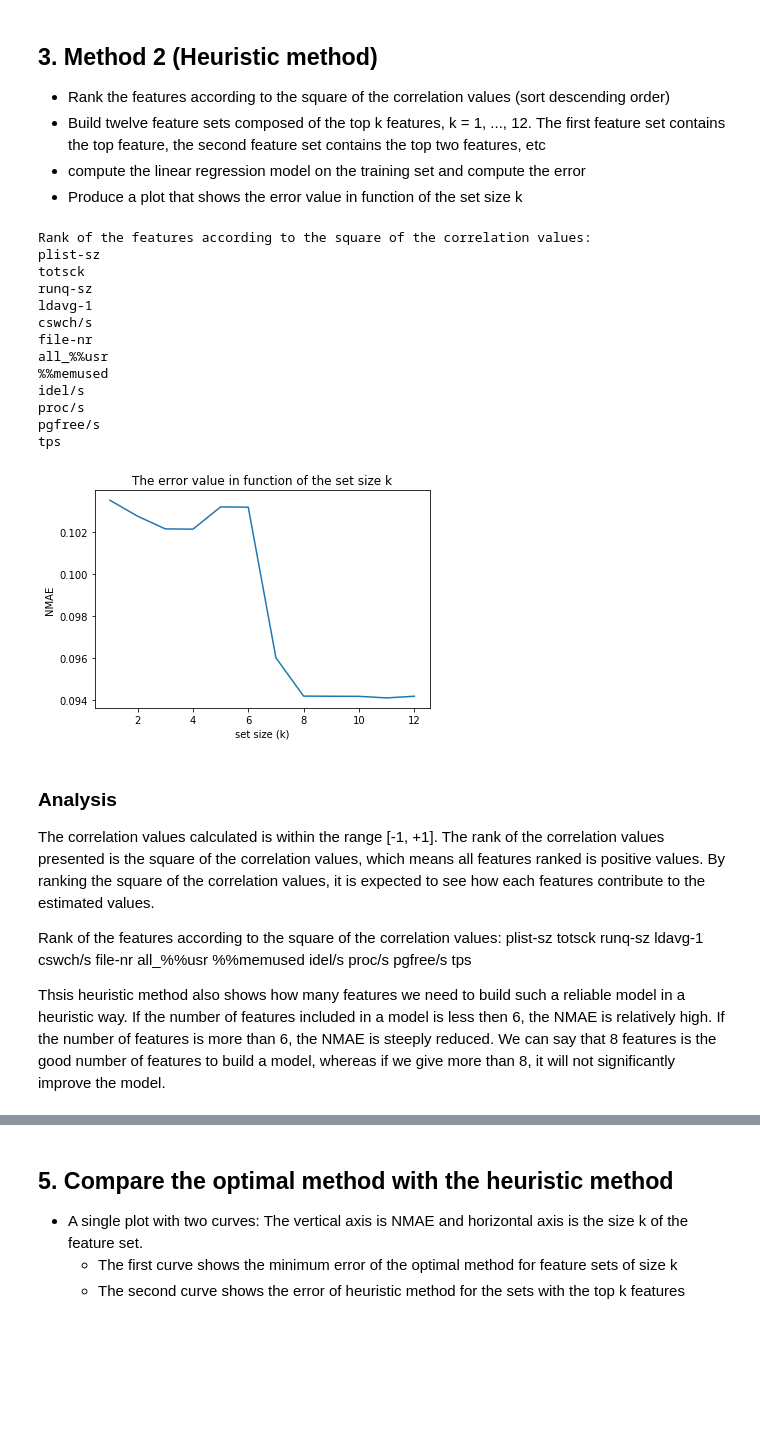
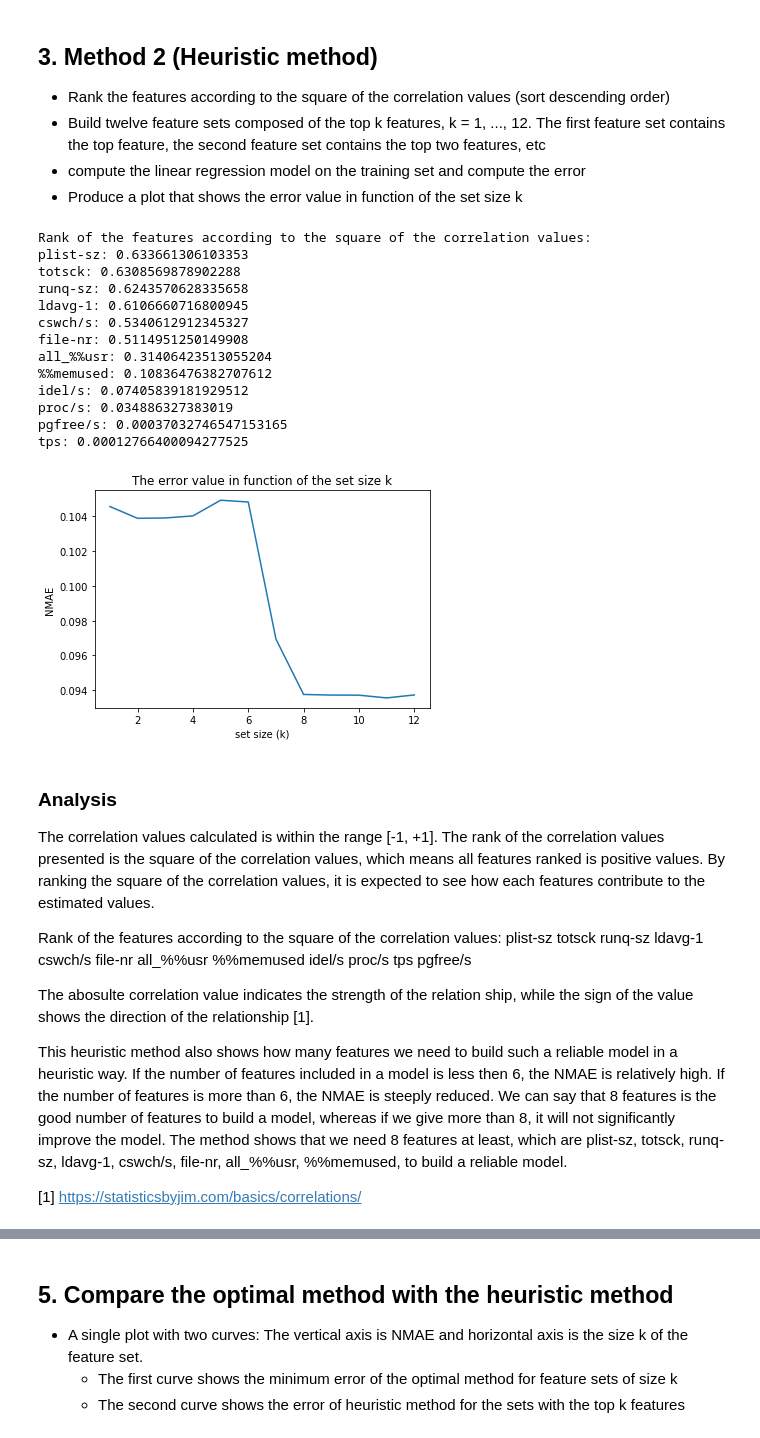
Before and after one commit to adikabintang/kuliah, a Jupyter notebook: kungliga/management_of_networks/project/task_4/adika_bintang_s_task_4.ipynb, the cells around one changed output, grey strips where cells are left out. Cells and saved outputs as stored; diff of their text form; code cells hidden in the pictures; blank space fills up the shorter version.

```diff
--- a/kungliga/management_of_networks/project/task_4/adika_bintang_s_task_4.ipynb
+++ b/kungliga/management_of_networks/project/task_4/adika_bintang_s_task_4.ipynb
@@ -49,10 +49,10 @@ feature_names = ["runq-sz", "%%memused", "proc/s", "cswch/s", "all_%%usr",
     "plist-sz", "file-nr", "idel/s", "tps"]
 
 # this is for real
-# all_subset = subs(feature_names)
+all_subset = subs(feature_names)
 
 # for testing only, so that my computer does not explode
-all_subset = subs(["runq-sz", "%%memused", "proc/s", "cswch/s"])
+# all_subset = subs(["runq-sz", "%%memused", "proc/s", "cswch/s"])
 
 all_nmae = []
 nmaes_boxplot_data = []
@@ -129,7 +129,6 @@ x_train, x_test, y_train, y_test = train_test_split(X,
 m = len(x_train.index)
 
 correlation_square_map = {}
-correlation_map = {}
 for feature in feature_names:
     x_mean = x_train[feature].mean()
     y_mean = y_train["DispFrames"].mean()
@@ -138,52 +137,51 @@ for feature in feature_names:
     sum_all = 0.0
 
     for idx, xi in x_train.iterrows():
         sum_all += ((xi[feature] - x_mean) * (y_train["DispFrames"][idx])) \
             / (x_std * y_std)
 
     correlation = sum_all / m
     correlation_square_map[feature] = correlation ** 2
-    correlation_map[feature] = correlation
 
 # Rank the features according to the square of the correlation values (sort descending order)
 sorted_correlation_sq_tuple = sorted(correlation_square_map.items(), key=lambda kv: kv[1],
     reverse=True)
-sorted_feature = [feature[0] for feature in sorted_correlation_sq_tuple]
 print("Rank of the features according to the square of the correlation values:")
-for feature in sorted_feature:
-    print(feature)
+for item in sorted_correlation_sq_tuple:
+    print("{}: {}".format(item[0], item[1]))
 
 all_nmaes = []
+features_to_build = [item[0] for item in sorted_correlation_sq_tuple[0:i]]
 for i in range(1, len(sorted_feature) + 1):
     # Build twelve feature sets composed of the top k features
     # compute the linear regression model on the training set and compute the error
     regression_model = LinearRegression()
-    regression_model.fit(x_train[sorted_feature[0:i]], y_train)
-    y_predict = regression_model.predict(x_test[sorted_feature[0:i]])
+    regression_model.fit(x_train[features_to_build], y_train)
+    y_predict = regression_model.predict(x_test[features_to_build])
     nmae = get_nmae(y_predict, y_test)
     all_nmaes.append(nmae)
 
 # Produce a plot that shows the error value in function of the set size k
 plt.plot(range(1, len(all_nmaes) + 1), all_nmaes)
 plt.xlabel("set size (k)")
 plt.ylabel("NMAE")
 plt.title("The error value in function of the set size k")
 plt.show()
 # %% [output]
 Rank of the features according to the square of the correlation values:
-plist-sz
-totsck
-runq-sz
-ldavg-1
-cswch/s
-file-nr
-all_%%usr
-%%memused
-idel/s
-proc/s
-pgfree/s
-tps
+plist-sz: 0.633661306103353
+totsck: 0.6308569878902288
+runq-sz: 0.6243570628335658
+ldavg-1: 0.6106660716800945
+cswch/s: 0.5340612912345327
+file-nr: 0.5114951250149908
+all_%%usr: 0.31406423513055204
+%%memused: 0.10836476382707612
+idel/s: 0.07405839181929512
+proc/s: 0.034886327383019
+pgfree/s: 0.00037032746547153165
+tps: 0.00012766400094277525
-[figure, old version]
+[figure, new version]
 # %% [markdown]
 ### Analysis
 
@@ -200,8 +198,12 @@ all_%%usr
 %%memused
 idel/s
 proc/s
+tps
 pgfree/s
-tps
 
-Thsis heuristic method also shows how many features we need to build such a reliable model in a heuristic way. If the number of features included in a model is less then 6, the NMAE is relatively high. If the number of features is more than 6, the NMAE is steeply reduced. We can say that 8 features is the good number of features to build a model, whereas if we give more than 8, it will not significantly improve the model.
+The abosulte correlation value indicates the strength of the relation ship, while the sign of the value shows the direction of the relationship [1].
+
+This heuristic method also shows how many features we need to build such a reliable model in a heuristic way. If the number of features included in a model is less then 6, the NMAE is relatively high. If the number of features is more than 6, the NMAE is steeply reduced. We can say that 8 features is the good number of features to build a model, whereas if we give more than 8, it will not significantly improve the model. The method shows that we need 8 features at least, which are plist-sz, totsck, runq-sz, ldavg-1, cswch/s, file-nr, all_%%usr, %%memused, to build a reliable model.
+
+[1] https://statisticsbyjim.com/basics/correlations/
 # %% [markdown]
```
Also changed, not shown: parts of 7 cells of this notebook.
